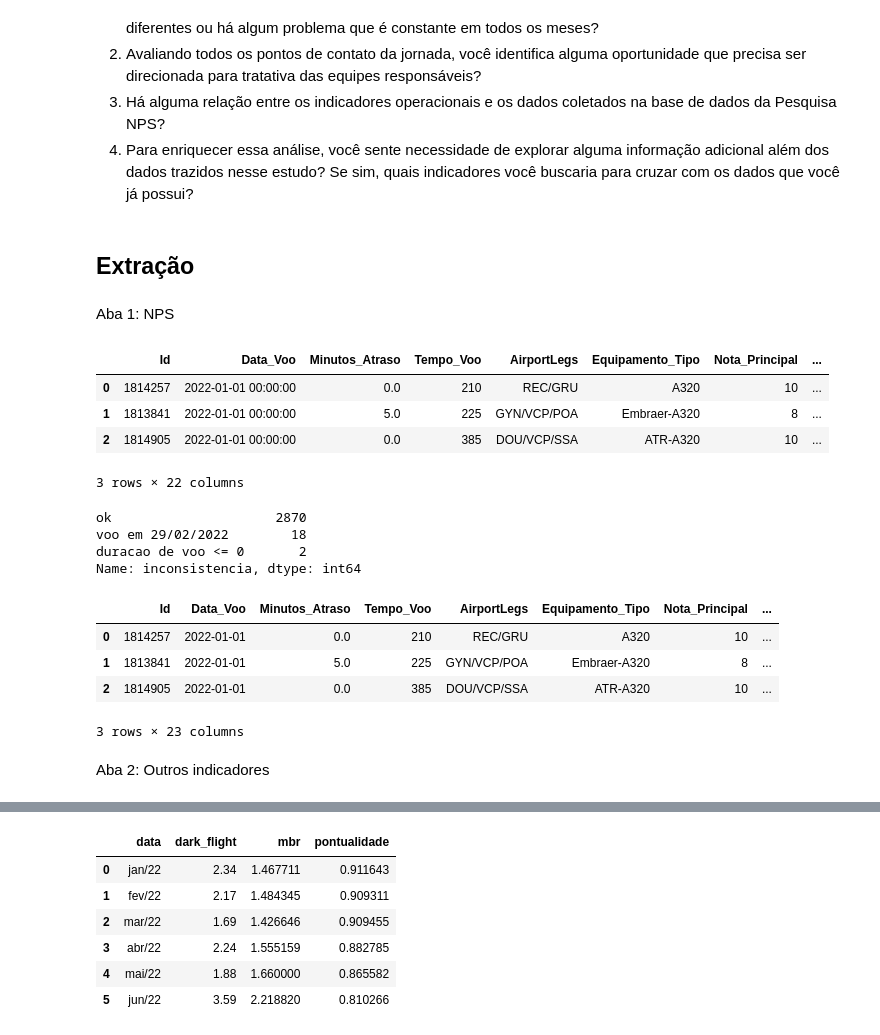
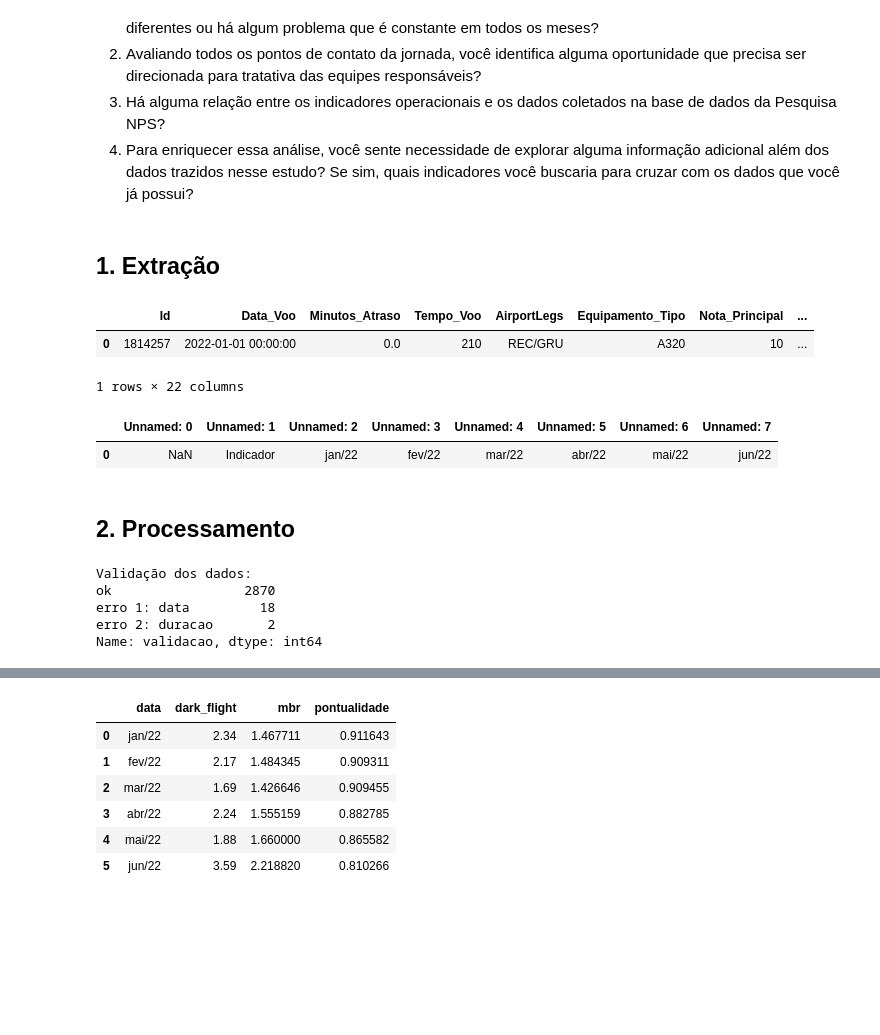
Before and after one commit to rknagao/azul, a Jupyter notebook: notebook.ipynb, the cells around one changed output, grey strips where cells are left out. Drawn from its saved outputs; the diff is of its cells as text; code cells hidden in the pictures; blank space fills up the shorter version.

```diff
--- a/notebook.ipynb
+++ b/notebook.ipynb
@@ -17,50 +18,50 @@ import seaborn as sns
 # Teste estatísticos
 from scipy import stats
 # %% [markdown]
-## Extração
+## 1. Extração
-# %% [markdown]
-Aba 1: NPS
 # %%
+# Aba 1: NPS
 df_nps_raw = pd.read_excel('Case_Análise Semestral - NPS - V2.xlsx', sheet_name='BASE_DADOS_NPS')
-df_nps_raw.head(3)
+df_nps_raw.head(1)
 # %% [output]
 |  | Id | Data_Voo | Minutos_Atraso | Tempo_Voo | AirportLegs | Equipamento_Tipo | Nota_Principal | ... |
 | 0 | 1814257 | 2022-01-01 00:00:00 | 0.0 | 210 | REC/GRU | A320 | 10 | ... |
-| 1 | 1813841 | 2022-01-01 00:00:00 | 5.0 | 225 | GYN/VCP/POA | Embraer-A320 | 8 | ... |
-| 2 | 1814905 | 2022-01-01 00:00:00 | 0.0 | 385 | DOU/VCP/SSA | ATR-A320 | 10 | ... |
-3 rows × 22 columns
+1 rows × 22 columns
+# %%
+# Aba 2: outros indicadores
+df_kpi_raw = pd.read_excel('Case_Análise Semestral - NPS - V2.xlsx', sheet_name='Outros Indicadores')
+df_kpi_raw.head(1)
+# %% [output]
+|  | Unnamed: 0 | Unnamed: 1 | Unnamed: 2 | Unnamed: 3 | Unnamed: 4 | Unnamed: 5 | Unnamed: 6 | Unnamed: 7 |
+| 0 | NaN | Indicador | jan/22 | fev/22 | mar/22 | abr/22 | mai/22 | jun/22 |
+# %% [markdown]
+## 2. Processamento
 # %%
-# Ao longo do estudo foram encontradas inconsistência na base.
+# Correção de inconsistências na base de NPS.
 df_nps = df_nps_raw.copy(deep=True)
 
-df_nps['inconsistencia'] = np.select(
+df_nps['validacao'] = np.select(
     [
+        # Caso 1: datas inexistentes.
         df_nps['Data_Voo'].astype(str).str.contains('29/02'),
+
+        # Caso 2: durações igual/menores que 0.
         df_nps_raw['Tempo_Voo'] <= 0
     ],
     [
-        'voo em 29/02/2022',
-        'duracao de voo <= 0'
+        'erro 1: data',
+        'erro 2: duracao'
     ], 'ok'
 )
 
-df_nps['inconsistencia'].value_counts()
+print(f"Validação dos dados:\n{df_nps['validacao'].value_counts()}")
 # %% [output]
-ok                     2870
-voo em 29/02/2022        18
-duracao de voo <= 0       2
-Name: inconsistencia, dtype: int64
+Validação dos dados:
+ok                 2870
+erro 1: data         18
+erro 2: duracao       2
+Name: validacao, dtype: int64
 # %%
-# Preprocessamento básico.
-df_nps = df_nps.loc[df_nps['inconsistencia'] == 'ok'].reset_index(drop=True)
+# Preprocessamento de NPS.
+df_nps = df_nps.loc[df_nps['validacao'] == 'ok'].reset_index(drop=True)
 df_nps['Data_Voo'] = pd.to_datetime(df_nps['Data_Voo'], format='%Y-%m-%d %H:%M:%S')
-
-df_nps.head(3)
-# %% [output]
-|  | Id | Data_Voo | Minutos_Atraso | Tempo_Voo | AirportLegs | Equipamento_Tipo | Nota_Principal | ... |
-| 0 | 1814257 | 2022-01-01 | 0.0 | 210 | REC/GRU | A320 | 10 | ... |
-| 1 | 1813841 | 2022-01-01 | 5.0 | 225 | GYN/VCP/POA | Embraer-A320 | 8 | ... |
-| 2 | 1814905 | 2022-01-01 | 0.0 | 385 | DOU/VCP/SSA | ATR-A320 | 10 | ... |
-3 rows × 23 columns
-# %% [markdown]
-Aba 2: Outros indicadores
```
Also changed, not shown: parts of 55 cells of this notebook, 1 other file.
